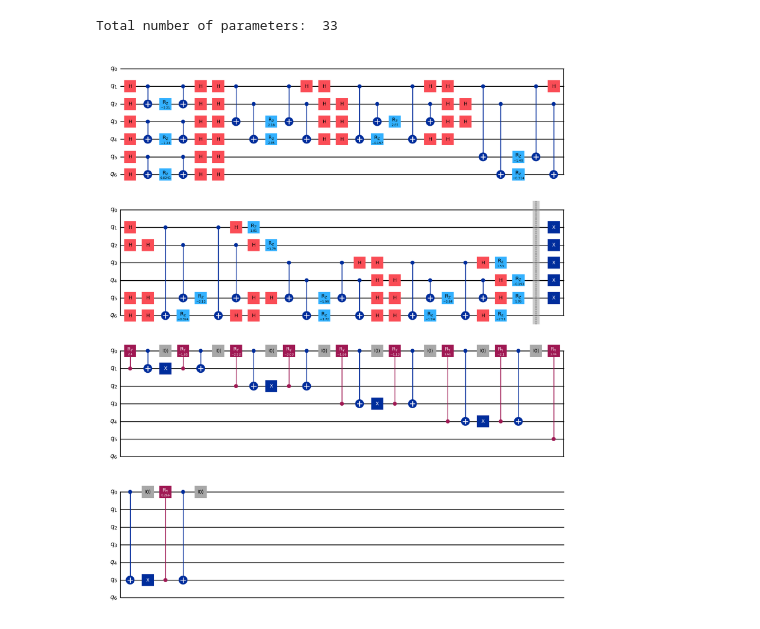
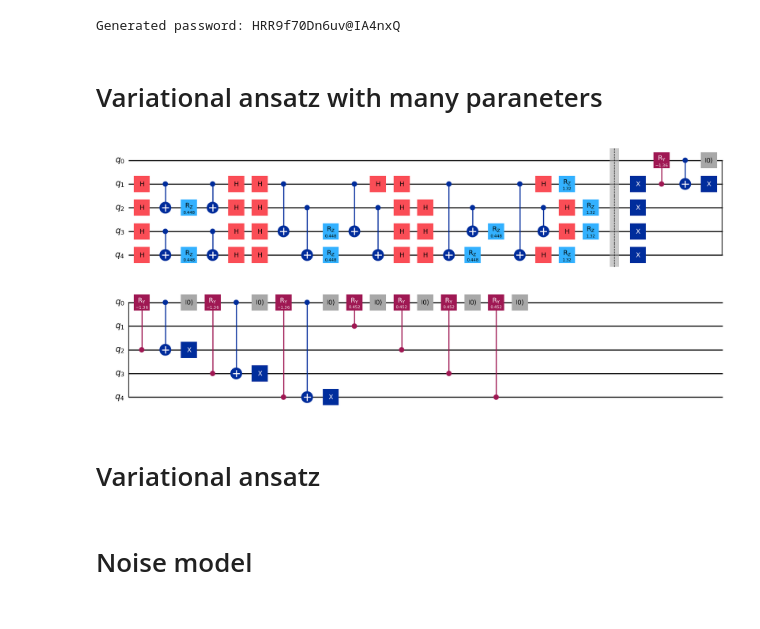
Before and after one commit to psasanka1729/VQA, a Jupyter notebook: Ising_infinite_range_variational_circuit.ipynb, the cells around one changed output. Saved outputs shown, nothing was run; the diff lists cells and outputs as text; code cells hidden in the pictures.

```diff
--- a/Ising_infinite_range_variational_circuit.ipynb
+++ b/Ising_infinite_range_variational_circuit.ipynb
@@ -34,6 +31,23 @@ from qiskit.transpiler.preset_passmanagers import generate_preset_pass_manager
 from scipy.sparse import csr_matrix
 from scipy.sparse import csr_matrix, kron
 from numpy import trace
+# %%
+# Define character sets
+lowercase = 'abcdefghijklmnopqrstuvwxyz'
+uppercase = 'ABCDEFGHIJKLMNOPQRSTUVWXYZ'
+digits = '0123456789'
+special = '@#$%&'
+
+# Combine all characters
+all_chars = lowercase + uppercase + digits + special
+
+# Generate password of length 29
+password = ''.join(np.random.choice(list(all_chars), size=19))
+print(f"Generated password: {password}")
+# %% [output]
+Generated password: HRR9f70Dn6uv@IA4nxQ
+# %% [markdown]
+# Variational ansatz with many paraneters
 # %%
 # VQA circuit.
 from qiskit import QuantumCircuit
@@ -45,7 +59,7 @@ sigma_y = csr_matrix([[0, -1j], [1j, 0]], dtype=complex)
 sigma_z = csr_matrix([[1, 0], [0, -1]], dtype=complex)
 
 # The variational circuit is just the trotter circuit for the TFIM.
-n_qubits = 5
+n_qubits = 4
 
 # For parallelization of the circuit we will group the qubits.
 def divide_pairs(pairs):
@@ -63,56 +77,57 @@ def divide_pairs(pairs):
             sets.append([pair])
     return sets
 
-qubits_grouped = divide_pairs([(i,j) for i in range(1, n_qubits +1 ) for j in range(i+1, n_qubits + 1)])
+hamiltonian_xx = [(i,j) for i in range(1, n_qubits +1 ) for j in range(i+1, n_qubits + 1)]
+qubits_grouped = divide_pairs(hamiltonian_xx)
 
 def variational_circuit(angles_lst, number_of_layers):
 
     anstaz_circuit = QuantumCircuit(n_qubits + 1)
 
     for l in range(number_of_layers):
-        angle_count = 0
+
+        # Translational invariance.
+        XX_angle = angles_lst[l][0]
+        Z_angle = angles_lst[l][1]
+        L1_angle = angles_lst[l][2]
+        L2_angle = angles_lst[l][3]
+
         for qubit_set in qubits_grouped:
             for qubit in qubit_set:
                 anstaz_circuit.h(qubit[0])
                 anstaz_circuit.h(qubit[1])
                 anstaz_circuit.cx(qubit[0], qubit[1])
-                anstaz_circuit.rz(angles_lst[l][angle_count], qubit[1])
-                angle_count += 1
+                anstaz_circuit.rz(XX_angle, qubit[1])
                 anstaz_circuit.cx(qubit[0], qubit[1])
                 anstaz_circuit.h(qubit[0])
                 anstaz_circuit.h(qubit[1])
 
         for q in range(n_qubits):
-            anstaz_circuit.rz(angles_lst[l][angle_count], q + 1)
-            angle_count += 1
+            anstaz_circuit.rz(Z_angle, q + 1)
 
         anstaz_circuit.barrier()
-        for q in range(1, n_qubits):
+        for q in range(1, n_qubits + 1):
             anstaz_circuit.x(q)
-            anstaz_circuit.cry(angles_lst[l][angle_count], q, 0)
-            angle_count += 1
+            anstaz_circuit.cry(L1_angle, q, 0)
             anstaz_circuit.cx(0,q)
             anstaz_circuit.x(q)
             anstaz_circuit.reset(0)
 
-            anstaz_circuit.cry(angles_lst[l][angle_count], q, 0)
-            angle_count += 1
-            anstaz_circuit.cx(0,q)
+        for q in range(1, n_qubits + 1):
+            anstaz_circuit.cry(L2_angle, q, 0)
             anstaz_circuit.reset(0)
+    # Transpile the circuit for optimization.
+    #anstaz_circuit = qiskit.transpile(anstaz_circuit, basis_gates = ["rz", "h", "cx", "ry", "x"], optimization_level = 3)
 
     return anstaz_circuit
 
-import math
-number_of_parameters_per_layer = math.comb(n_qubits, 2) + 3 * n_qubits
+number_of_parameters_per_layer = 4
+number_of_layers = 1
 
-number_of_layer = 1
-parameters_lst = [[np.random.uniform(-np.pi, np.pi) for i in range(number_of_parameters_per_layer)] for j in range(number_of_layer)]
-print("Total number of parameters: ", len(np.array(parameters_lst).flatten()))
-variational_circuit(parameters_lst, number_of_layer).draw("mpl", scale = 1)
-# Transpile the quantum circuit to the basis gates.
-# from qiskit import transpile
-# vqa_transpiled = transpile(variational_circuit(parameters_lst, number_of_layer), basis_gates=['u1', 'u2', 'u3', 'cx'], optimization_level=3)
-# vqa_transpiled.draw("mpl", scale = 1)
+initial_angles = [[np.random.uniform(-np.pi, np.pi) for _ in range(number_of_parameters_per_layer)] for _ in range(number_of_layers)]
+
+variational_circuit(initial_angles, number_of_layers).draw("mpl", scale = 1)
 # %% [output]
-Total number of parameters:  33
-[figure, old version]
+[figure, new version]
+# %% [markdown]
+# Variational ansatz
@@ -119,3 +199,5 @@ Total number of parameters:  33
+# %% [markdown]
+# Noise model
 # %%
 L = n_qubits
 from qiskit_aer.noise import (
```
Also changed, not shown: parts of 26 cells of this notebook, 1 other file.
